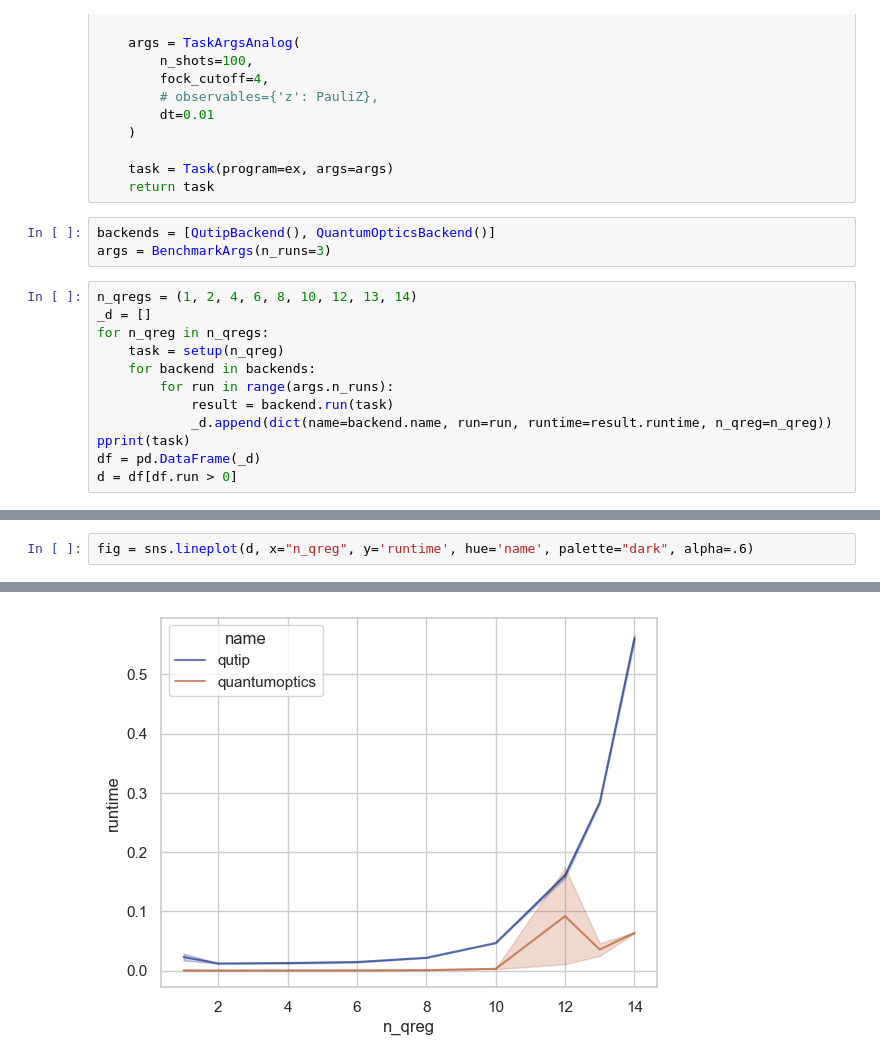
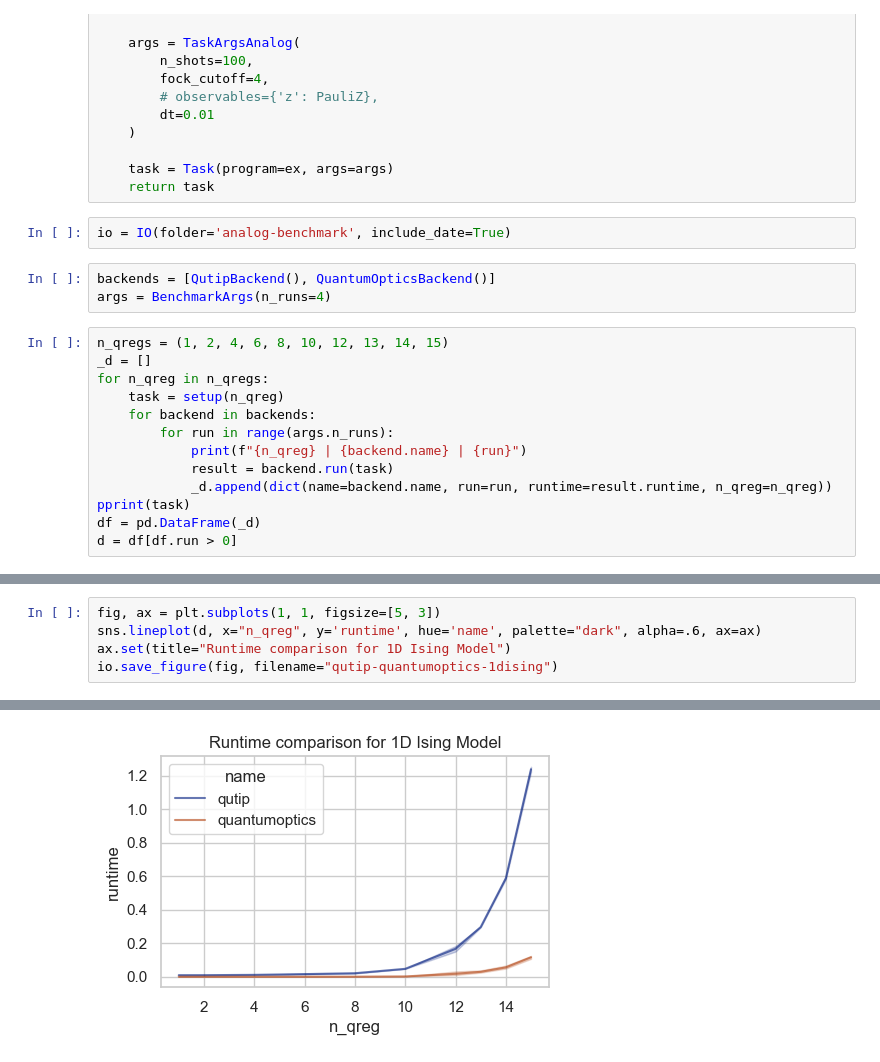
Before and after one commit to SeivenBell/oqd-core, a Jupyter notebook: benchmark/analog.ipynb, the cells around one changed output, grey strips where cells are left out. Drawn from its saved outputs; the diff is of its cells as text.

```diff
--- a/benchmark/analog.ipynb
+++ b/benchmark/analog.ipynb
@@ -50,16 +51,19 @@ def setup(n_qreg: int):
 
     task = Task(program=ex, args=args)
     return task
+# %%
+io = IO(folder='analog-benchmark', include_date=True)
 # %%
 backends = [QutipBackend(), QuantumOpticsBackend()]
-args = BenchmarkArgs(n_runs=3)
+args = BenchmarkArgs(n_runs=4)
 # %%
-n_qregs = (1, 2, 4, 6, 8, 10, 12, 13, 14)
+n_qregs = (1, 2, 4, 6, 8, 10, 12, 13, 14, 15)
 _d = []
 for n_qreg in n_qregs:
     task = setup(n_qreg)
     for backend in backends:
         for run in range(args.n_runs):
+            print(f"{n_qreg} | {backend.name} | {run}")
             result = backend.run(task)
             _d.append(dict(name=backend.name, run=run, runtime=result.runtime, n_qreg=n_qreg))
 pprint(task)
@@ -96,3 +117,6 @@ for n_qreg in n_qregs[-1:]:
 # %%
-fig = sns.lineplot(d, x="n_qreg", y='runtime', hue='name', palette="dark", alpha=.6)
+fig, ax = plt.subplots(1, 1, figsize=[5, 3])
+sns.lineplot(d, x="n_qreg", y='runtime', hue='name', palette="dark", alpha=.6, ax=ax)
+ax.set(title="Runtime comparison for 1D Ising Model")
+io.save_figure(fig, filename="qutip-quantumoptics-1dising")
 # %% [output]
@@ -99 +124 @@ fig = sns.lineplot(d, x="n_qreg", y='runtime', hue='name', palette="dark", alpha
-[figure, old version]
+[figure, new version]
```
Also changed, not shown: parts of 4 cells of this notebook, 9 other files.
